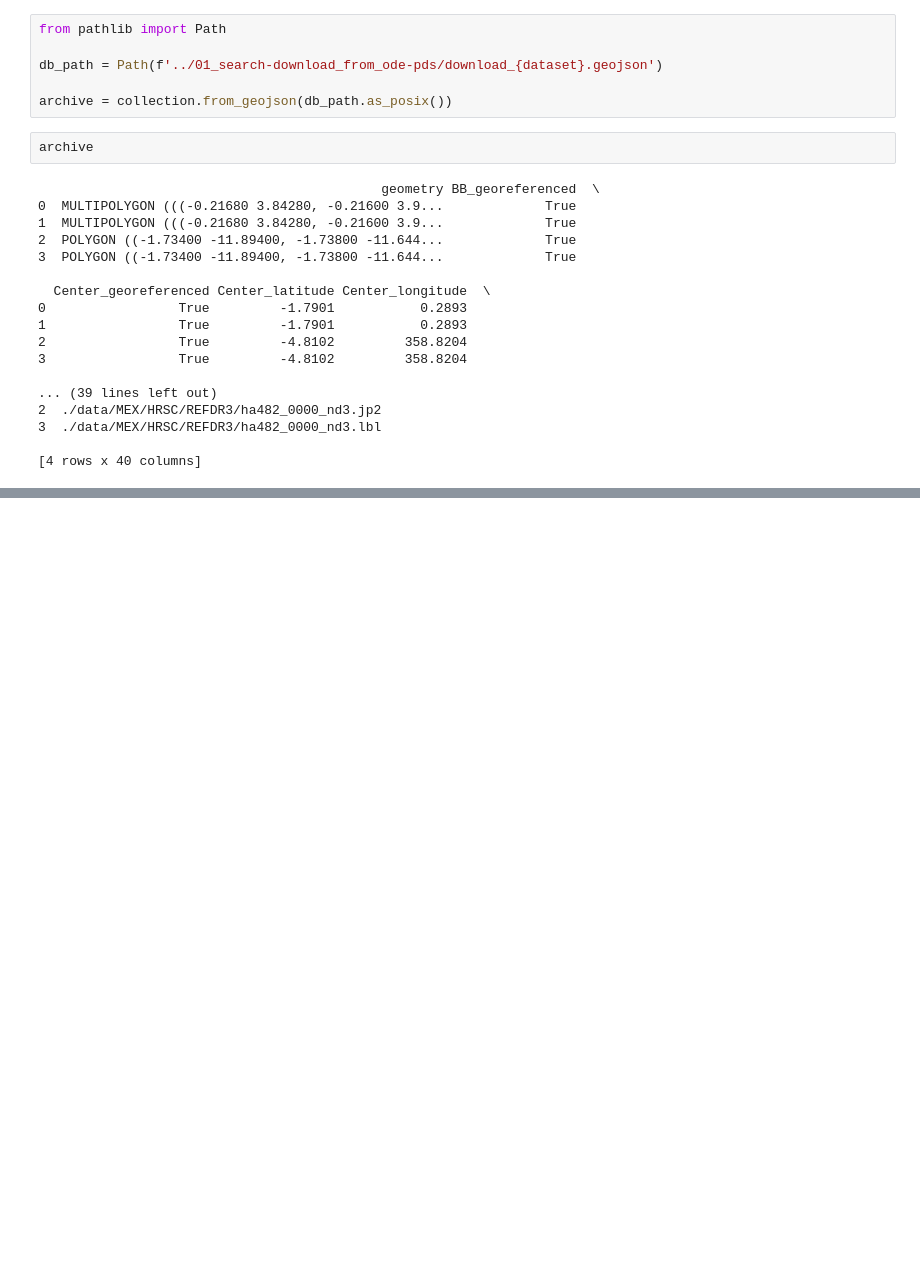
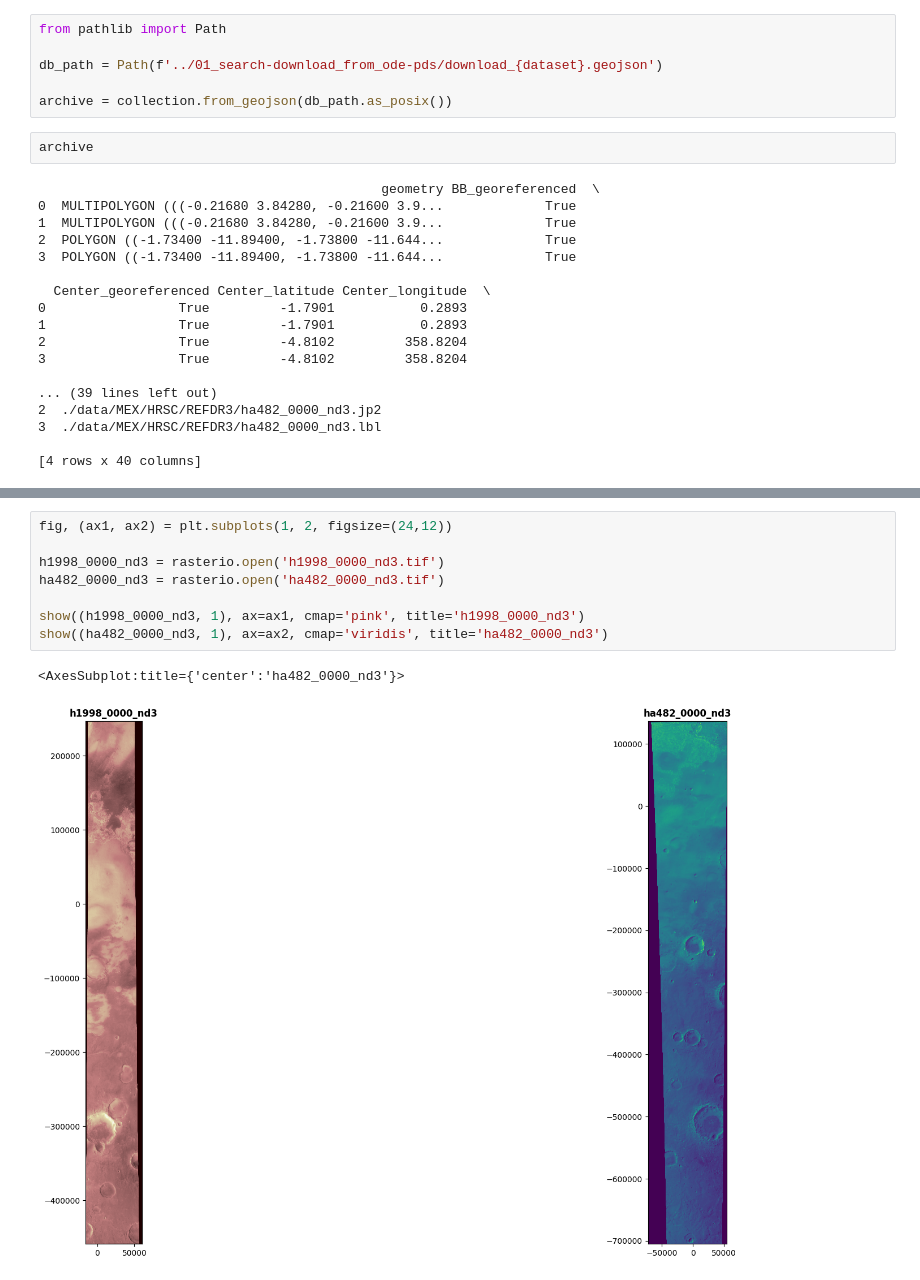
Before and after one commit to europlanet-gmap/BasemappingUtils, a Jupyter notebook: notebooks/02_reduce_data_from_pds/reduce_data_mex-hrsc.ipynb, the cells around one changed output, grey strips where cells are left out. Saved outputs shown, nothing was run; the diff lists cells and outputs as text; blank space fills up the shorter version.

```diff
--- a/notebooks/02_reduce_data_from_pds/reduce_data_mex-hrsc.ipynb
+++ b/notebooks/02_reduce_data_from_pds/reduce_data_mex-hrsc.ipynb
@@ -49,0 +102,11 @@ archive
+# %%
+fig, (ax1, ax2) = plt.subplots(1, 2, figsize=(24,12))
+
+h1998_0000_nd3 = rasterio.open('h1998_0000_nd3.tif')
+ha482_0000_nd3 = rasterio.open('ha482_0000_nd3.tif')
+
+show((h1998_0000_nd3, 1), ax=ax1, cmap='pink', title='h1998_0000_nd3')
+show((ha482_0000_nd3, 1), ax=ax2, cmap='viridis', title='ha482_0000_nd3')
+# %% [output]
+<AxesSubplot:title={'center':'ha482_0000_nd3'}>
+[figure, added]
```
Also changed, not shown: parts of 11 cells of this notebook, 2 other files.
